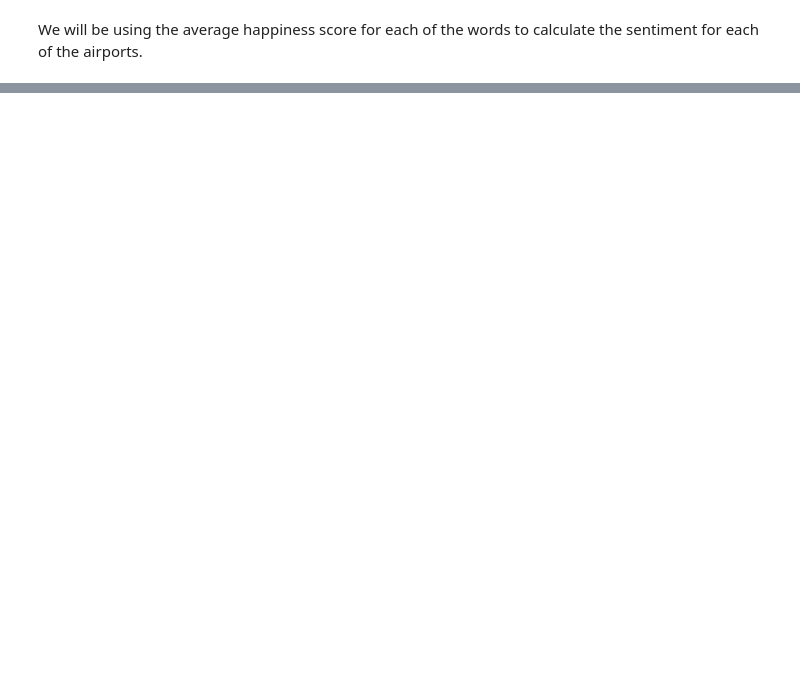
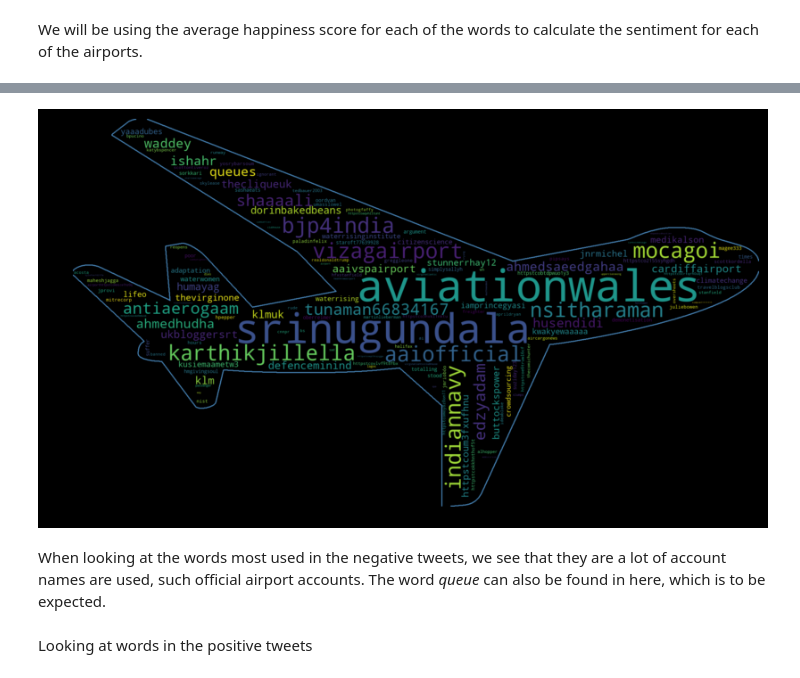
Before and after one commit to OliverFlecke/02805-Social-Graphs-and-Interactions-Project, a Jupyter notebook: Airport Tweets sentiment.ipynb, the cells around one changed output, grey strips where cells are left out. Saved outputs shown, nothing was run; the diff lists cells and outputs as text; code cells hidden in the pictures; blank space fills up the shorter version.

```diff
--- a/Airport Tweets sentiment.ipynb
+++ b/Airport Tweets sentiment.ipynb
@@ -233,2 +237,15 @@ Mean sentiment of all the tweets 3.689032
+# %%
+negative_tweets = {
+    airport: [t for i, t in enumerate(ts) if sentiment[airport][i] <= mean - 2*std]
+    for airport, ts in tweets_tokenized.items()
+}
 # %%
-tokens_all = [token for ts in tokens.values() for token in ts]
+drawWordCloud(' '.join([' '.join(t) for ts in negative_tweets.values() for t in ts]),
+      'Negative tweets', 'Airplane_silhouette.png')
+# %% [output]
+[figure, added]
+# %% [markdown]
+When looking at the words most used in the negative tweets, we see that they are a lot of account names are used, such official airport accounts.
+The word *queue* can also be found in here, which is to be expected.
+# %% [markdown]
+Looking at words in the positive tweets
```
Also changed, not shown: parts of 31 cells of this notebook, 6 other files.
